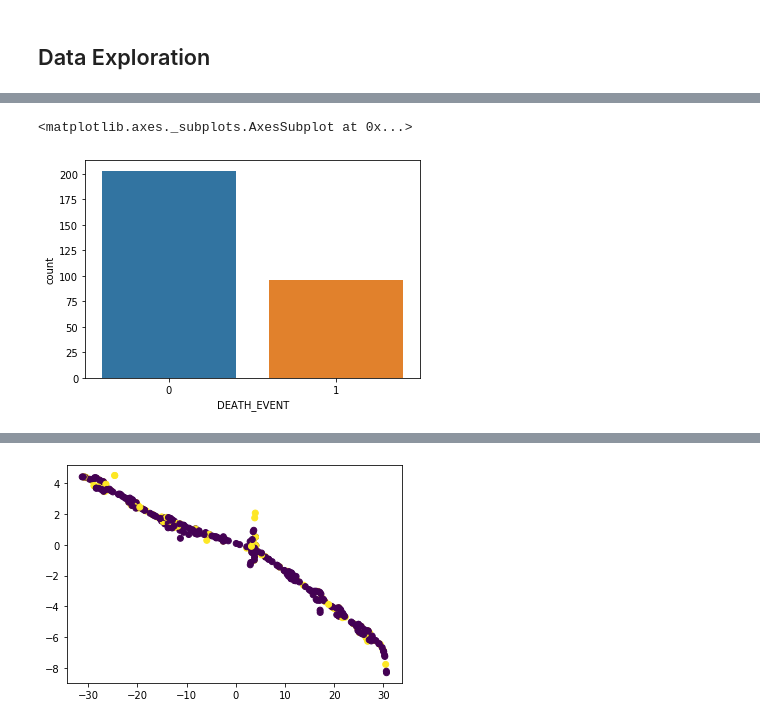
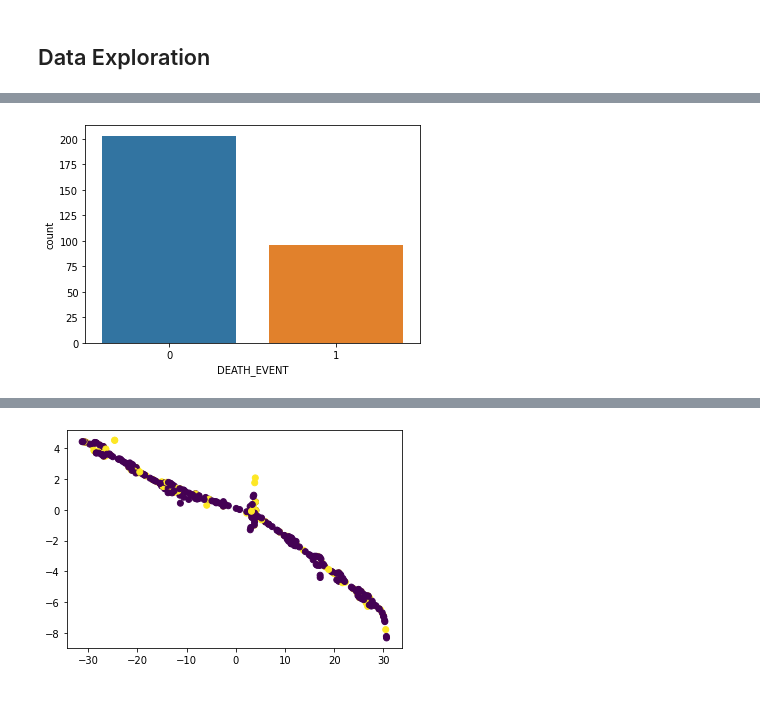
Before and after one commit to miguel-kjh/Heart-Failure-Prediction, a Jupyter notebook: kernel.ipynb, the cells around one changed output, grey strips where cells are left out. Drawn from its saved outputs; the diff is of its cells as text; code cells hidden in the pictures.

```diff
--- a/kernel.ipynb
+++ b/kernel.ipynb
@@ -51,13 +59,16 @@ def TSNE_plot(data: pd.DataFrame):
   plt.scatter(X_embedded[:,0], X_embedded[:,1], c=data.DEATH_EVENT)
   plt.show()
 
+def data_balance_plot(data: pd.DataFrame):
+  sns.countplot(x = 'DEATH_EVENT', data = data)
+
 def get_name_clf(clf):
     return clf.__class__.__name__
 
 def neuronal_network(n_features: int):
     clf = Sequential()
-    clf.add(Dense(32, activation='relu', input_dim = n_features))
-    clf.add(Dense(64, activation='relu'))
+    clf.add(Dense(16, activation='relu', input_dim = n_features))
+    clf.add(Dense(8, activation='relu'))
     clf.add(Dense(1, activation='sigmoid'))
     clf.compile(loss='binary_crossentropy', optimizer='adam', metrics=["accuracy"])
     clf._estimator_type = "binary_classifier"
@@ -122,10 +135,9 @@ DEATH_EVENT                 299 non-null int64
 dtypes: float64(3), int64(10)
 memory usage: 30.5 KB
-# %%
-sns.countplot(x = 'DEATH_EVENT', data = data)
-# %% [output]
-<matplotlib.axes._subplots.AxesSubplot at 0x...>
-[figure, removed]
+# %%
+data_balance_plot(data)
+# %% [output]
+[figure, added]
 # %%
 sns.heatmap(data.corr(), cmap="CMRmap")
 plt.show() #sacar conclusiones
```
Also changed, not shown: parts of 17 cells of this notebook.
